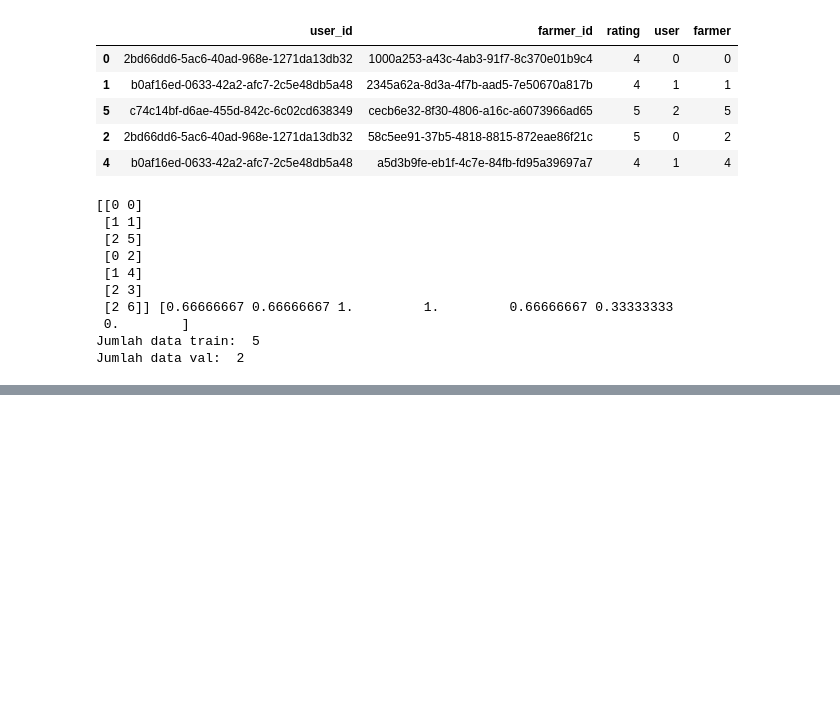
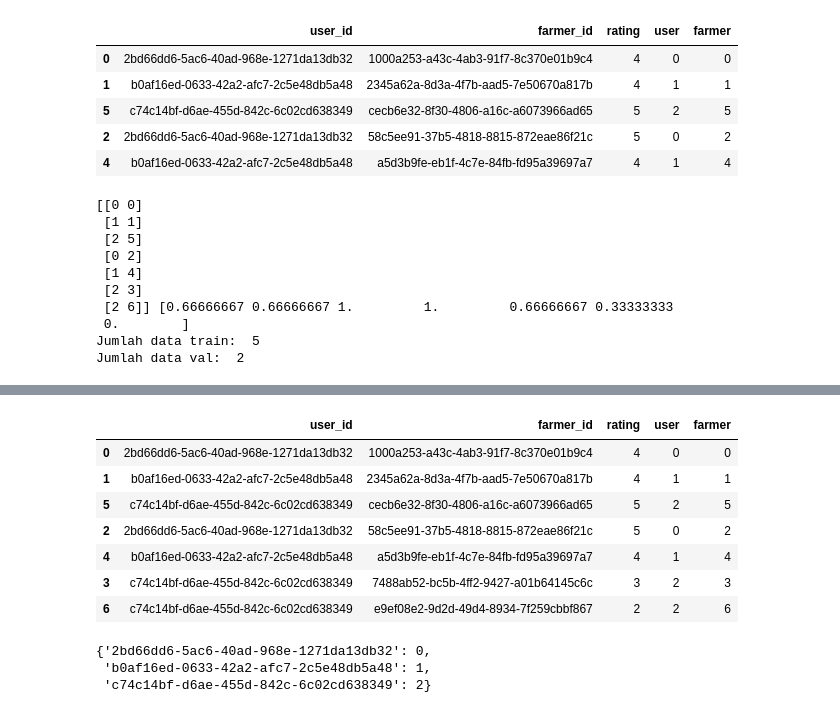
Before and after one commit to AgrowiseHackfest2024/agrowise-ml-hackfest, a Jupyter notebook: Agrowise_ContentBased_Recommendation.ipynb, the cells around one changed output, grey strips where cells are left out. Drawn from its saved outputs; the diff is of its cells as text; code cells hidden in the pictures; blank space fills up the shorter version.

```diff
--- a/Agrowise_ContentBased_Recommendation.ipynb
+++ b/Agrowise_ContentBased_Recommendation.ipynb
@@ -427,0 +463,17 @@ get_collab_recommendations(user_id='c74c14bf-d6ae-455d-842c-6c02cd638349', k=10)
+# %%
+pickle.load(open(folder + '/collab_df.pkl', 'rb'))
+# %% [output]
+|  | user_id | farmer_id | rating | user | farmer |
+| 0 | 2bd66dd6-5ac6-40ad-968e-1271da13db32 | 1000a253-a43c-4ab3-91f7-8c370e01b9c4 | 4 | 0 | 0 |
+| 1 | b0af16ed-0633-42a2-afc7-2c5e48db5a48 | 2345a62a-8d3a-4f7b-aad5-7e50670a817b | 4 | 1 | 1 |
+| 5 | c74c14bf-d6ae-455d-842c-6c02cd638349 | cecb6e32-8f30-4806-a16c-a6073966ad65 | 5 | 2 | 5 |
+| 2 | 2bd66dd6-5ac6-40ad-968e-1271da13db32 | 58c5ee91-37b5-4818-8815-872eae86f21c | 5 | 0 | 2 |
+| 4 | b0af16ed-0633-42a2-afc7-2c5e48db5a48 | a5d3b9fe-eb1f-4c7e-84fb-fd95a39697a7 | 4 | 1 | 4 |
+| 3 | c74c14bf-d6ae-455d-842c-6c02cd638349 | 7488ab52-bc5b-4ff2-9427-a01b64145c6c | 3 | 2 | 3 |
+| 6 | c74c14bf-d6ae-455d-842c-6c02cd638349 | e9ef08e2-9d2d-49d4-8934-7f259cbbf867 | 2 | 2 | 6 |
+# %%
+pickle.load(open(folder + '/user_id_encoded.pkl', 'rb'))
+# %% [output]
+{'2bd66dd6-5ac6-40ad-968e-1271da13db32': 0,
+ 'b0af16ed-0633-42a2-afc7-2c5e48db5a48': 1,
+ 'c74c14bf-d6ae-455d-842c-6c02cd638349': 2}
```
Also changed, not shown: parts of 22 cells of this notebook, 15 other files.
